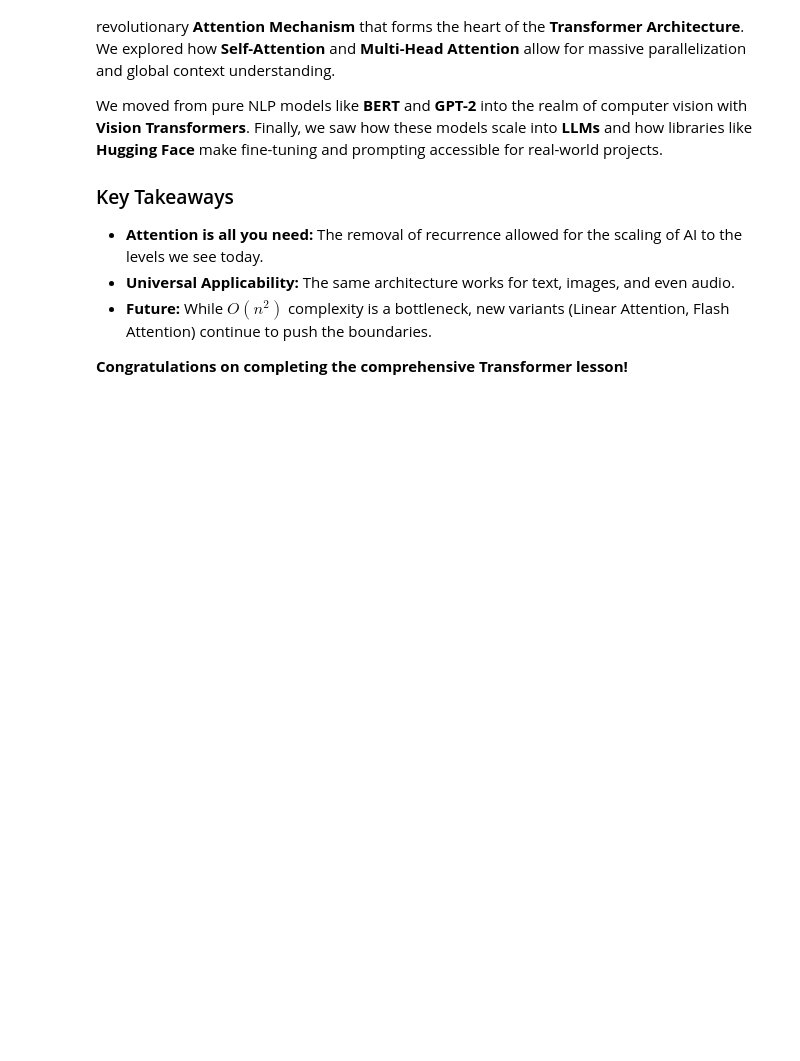
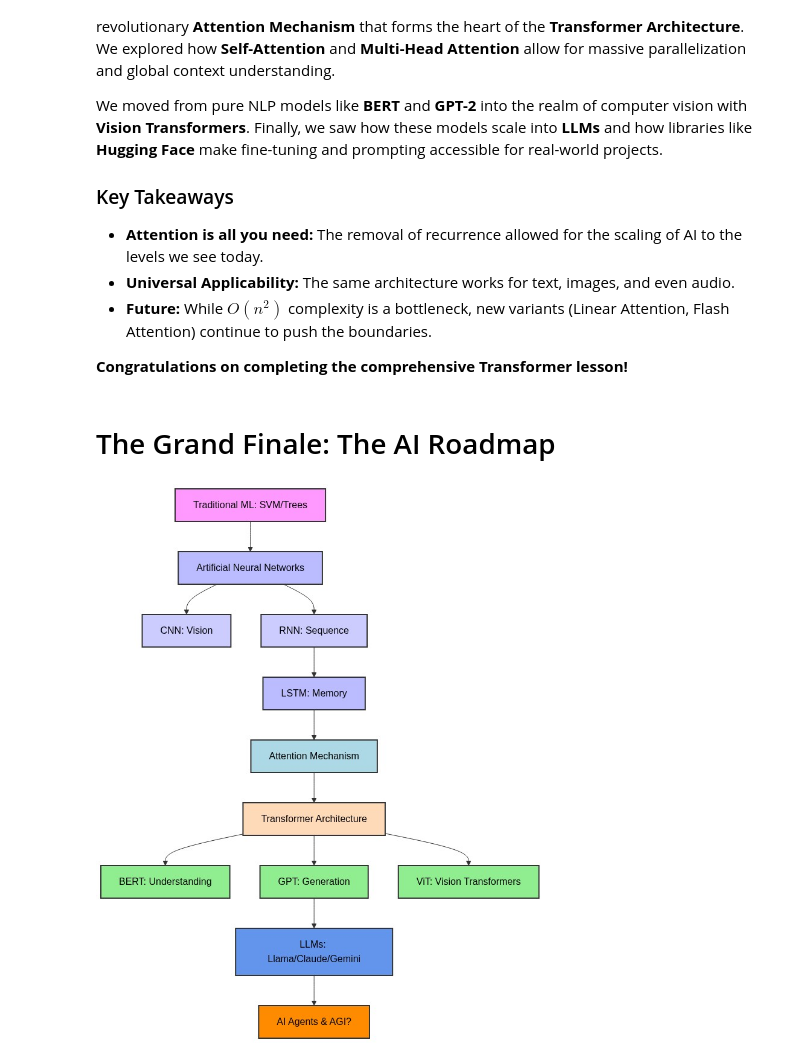
Before and after one commit to rsys-adsingh/Machine-Learning, a Jupyter notebook: study/Chapter_13.ipynb, the cells around one changed output. Drawn from its saved outputs; the diff is of its cells as text; code cells hidden in the pictures; blank space fills up the shorter version.

```diff
--- a/study/Chapter_13.ipynb
+++ b/study/Chapter_13.ipynb
@@ -1239,3 +1367,58 @@ We moved from pure NLP models like **BERT** and **GPT-2** into the realm of comp
 - **Future:** While $O(n^2)$ complexity is a bottleneck, new variants (Linear Attention, Flash Attention) continue to push the boundaries.
 
 **Congratulations on completing the comprehensive Transformer lesson!**
+# %% [markdown]
+# The Grand Finale: The AI Roadmap
+# %%
+import base64
+import requests
+from IPython.display import Image, display
+
+# Clean graph definition string for the AI architecture evolution map
+graph_code = """
+graph TD
+  ML[Traditional ML: SVM/Trees] --> ANN[Artificial Neural Networks]
+  ANN --> CNN[CNN: Vision]
+  ANN --> RNN[RNN: Sequence]
+  RNN --> LSTM[LSTM: Memory]
+  LSTM --> Attn[Attention Mechanism]
+  Attn --> Trans[Transformer Architecture]
+  Trans --> BERT[BERT: Understanding]
+  Trans --> GPT[GPT: Generation]
+  Trans --> ViT[ViT: Vision Transformers]
+  GPT --> LLM[LLMs: Llama/Claude/Gemini]
+  LLM --> Agent[AI Agents & AGI?]
+
+  style ML fill:#f9f,stroke:#333,stroke-width:2px,color:#000000;
+  style ANN fill:#bbf,stroke:#333,stroke-width:2px,color:#000000;
+  style CNN fill:#ccf,stroke:#333,stroke-width:2px,color:#000000;
+  style RNN fill:#ccf,stroke:#333,stroke-width:2px,color:#000000;
+  style LSTM fill:#bbf,stroke:#333,stroke-width:2px,color:#000000;
+  style Attn fill:#ADD8E6,stroke:#333,stroke-width:2px,color:#000000;
+  style Trans fill:#FFDAB9,stroke:#333,stroke-width:2px,color:#000000;
+  style BERT fill:#90EE90,stroke:#333,stroke-width:2px,color:#000000;
+  style GPT fill:#90EE90,stroke:#333,stroke-width:2px,color:#000000;
+  style ViT fill:#90EE90,stroke:#333,stroke-width:2px,color:#000000;
+  style LLM fill:#6495ED,stroke:#333,stroke-width:2px,color:#000000;
+  style Agent fill:#FF8C00,stroke:#333,stroke-width:2px,color:#000000;
+"""
+
+# Encode the graph definition to base64 for the mermaid.ink service
+graph_bytes = graph_code.strip().encode("utf8")
+base64_string = base64.urlsafe_b64encode(graph_bytes).decode("ascii")
+
+# Request a solid white-background PNG image from mermaid.ink
+img_url = f"https://mermaid.ink/img/{base64_string}?bgColor=white"
+response = requests.get(img_url)
+
+if response.status_code == 200:
+    # Save the static image locally
+    with open("ai_evolution_map.png", "wb") as f:
+        f.write(response.content)
+
+    # Display the static image directly in the notebook output tab
+    display(Image(filename="ai_evolution_map.png"))
+else:
+    print(f"Error generating static image. HTTP Status Code: {response.status_code}")
+# %% [output]
+[figure, added]
```
Also changed, not shown: parts of 9 cells of this notebook.
